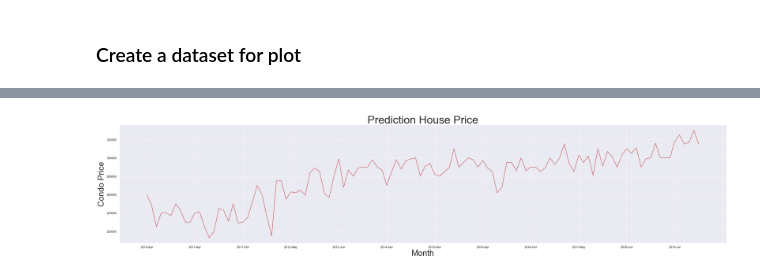
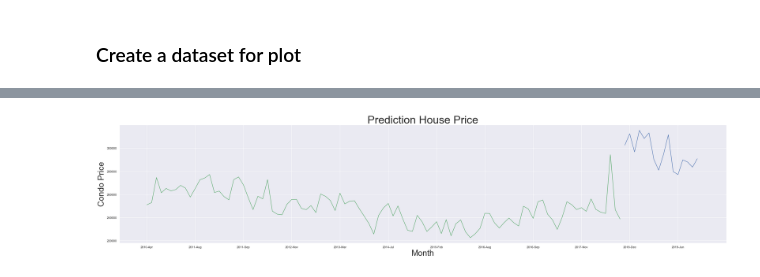
Before and after one commit to iuniorhsiung/mod4_project_DC_housing_price, a Jupyter notebook: master_notebook/DC_house_NL.ipynb, the cells around one changed output, grey strips where cells are left out. Drawn from its saved outputs; the diff is of its cells as text; code cells hidden in the pictures.

```diff
--- a/master_notebook/DC_house_NL.ipynb
+++ b/master_notebook/DC_house_NL.ipynb
@@ -642,4 +671,4 @@ temp.index += 1
 # %%
-pred_y_oot = MoM_trans(data = temp, ini_value = df['Median Sale Price'][99])
+pred_y_oot = MoM_trans(data = temp, ini_value = df['Median Sale Price'][100])
 # %%
 len(pred_y_oot)
@@ -654,5 +784,5 @@ np.mean((abs(error_oot))/df["Median Sale Price"][100:117])
 # %%
-temp = pred_y + pred_y_oot
+temp = pred_y + pred_y_oot[1:18]
 type(temp)
 temp = pd.Series(temp)
 # %%
@@ -662,6 +792,6 @@ df_predict["Median Sale Price"] = df["Median Sale Price"]
 df_predict['In Time'] = pd.Series(temp, index=df1.index)
 df_predict['OOT Time'] = df_predict['In Time']
 df_predict = df_predict[1:117]
+df_predict['In Time'][100:117] = np.NaN
+df_predict['OOT Time'][1:100] = np.NaN
 df_predict.to_csv('../data/df_predict.csv')
-# %%
-df_predict = pd.read_csv('../data/df_predict.csv')
@@ -690,11 +815,12 @@ Name: In Time, dtype: float64
 # %%
-sns.lineplot(x = "Time", y = "Median Sale Price", color = 'r', err_style='bars',
-            markers = ["x"], data = df_predict)
+#sns.lineplot(x = "Time", y = "Median Sale Price", color = 'r', data = df_predict)
+ax2 = sns.lineplot(x = "Time", y = "In Time", color = 'g', data = df_predict[1:100])
+ax3 = sns.lineplot(x = "Time", y = "OOT Time", color = 'b', data = df_predict[100:117])
 sns.set(rc={'figure.figsize':(40,8)})
 plt.xticks(range(0, 130, 10))
 plt.title("Prediction House Price", fontsize = 40)
 plt.xlabel("Month", fontsize = 30)
 plt.ylabel("Condo Price", fontsize = 30)
 plt.show()
 # %% [output]
-[figure, old version]
+[figure, new version]
```
Also changed, not shown: parts of 30 cells of this notebook, 2 other files.
